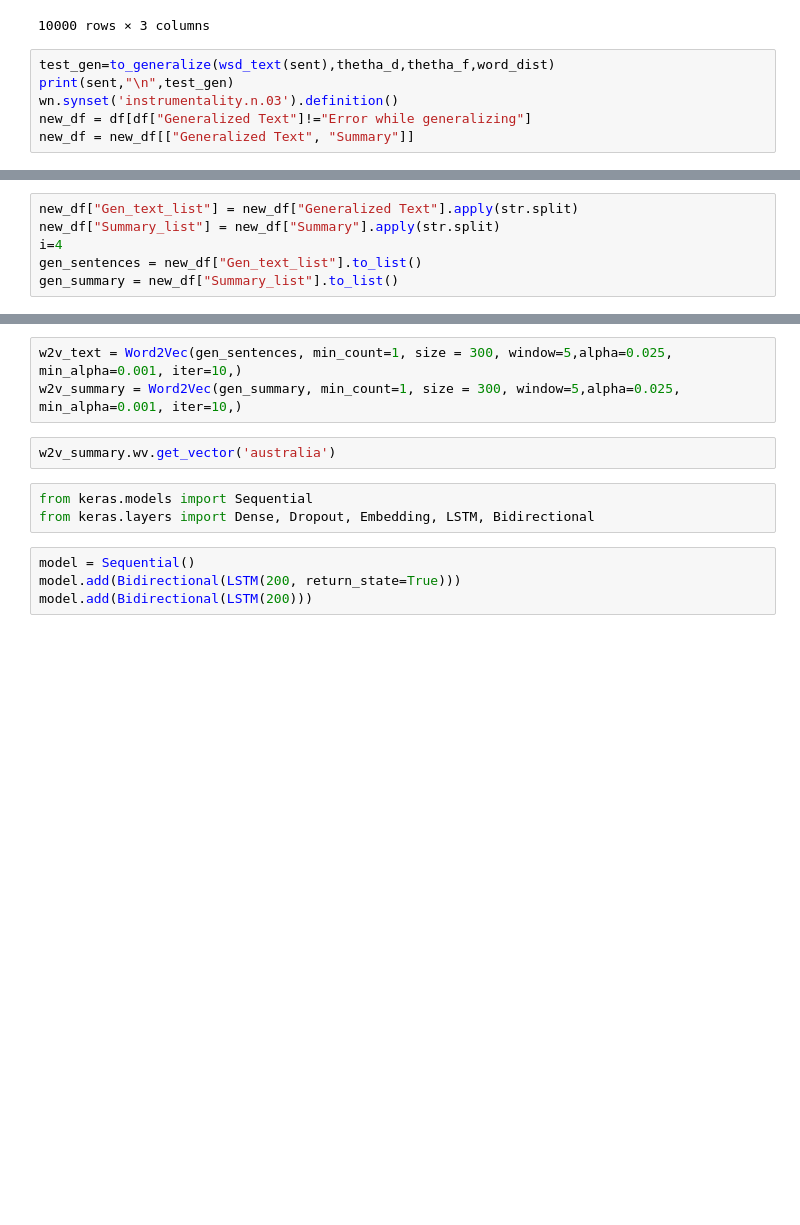
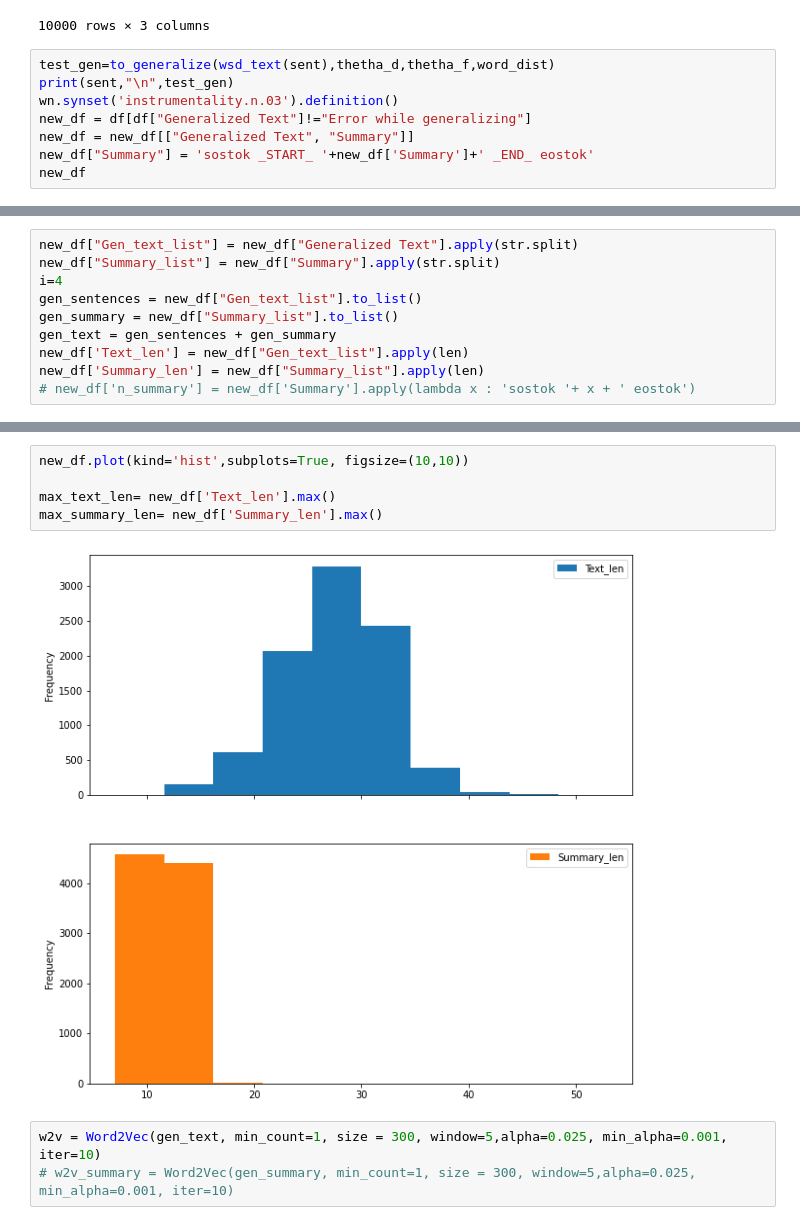
Before and after one commit to pratiksrm99/Abstractive_Text_Summerization, a Jupyter notebook: Abstractive_TS.ipynb, the cells around one changed output, grey strips where cells are left out. Cells and saved outputs as stored; diff of their text form; blank space fills up the shorter version.

```diff
--- a/Abstractive_TS.ipynb
+++ b/Abstractive_TS.ipynb
@@ -221,6 +234,8 @@ print(sent,"\n",test_gen)
 wn.synset('instrumentality.n.03').definition()
 new_df = df[df["Generalized Text"]!="Error while generalizing"]
 new_df = new_df[["Generalized Text", "Summary"]]
+new_df["Summary"] = 'sostok _START_ '+new_df['Summary']+' _END_ eostok'
+new_df
 # %% [output]
 he is sitting on the bank of the river watching a speedboat in japan.
  he is sitting on the bank.n.01 of the river.n.01 watching a instrumentality.n.03 in japan .
@@ -230,6 +258,10 @@ new_df["Summary_list"] = new_df["Summary"].apply(str.split)
 i=4
 gen_sentences = new_df["Gen_text_list"].to_list()
 gen_summary = new_df["Summary_list"].to_list()
+gen_text = gen_sentences + gen_summary
+new_df['Text_len'] = new_df["Gen_text_list"].apply(len)
+new_df['Summary_len'] = new_df["Summary_list"].apply(len)
+# new_df['n_summary'] = new_df['Summary'].apply(lambda x : 'sostok '+ x + ' eostok')
 # %%
 j=0
 print(gen_sentences[j],"\n",gen_summary[j])
@@ -239,12 +278,10 @@ print(gen_sentences[j],"\n",gen_summary[j])
+# %%
+new_df.plot(kind='hist',subplots=True, figsize=(10,10))
+
+max_text_len= new_df['Text_len'].max()
+max_summary_len= new_df['Summary_len'].max()
+# %% [output]
+[figure, added]
 # %%
-w2v_text = Word2Vec(gen_sentences, min_count=1, size = 300, window=5,alpha=0.025, min_alpha=0.001, iter=10,)
-w2v_summary = Word2Vec(gen_summary, min_count=1, size = 300, window=5,alpha=0.025, min_alpha=0.001, iter=10,)
+w2v = Word2Vec(gen_text, min_count=1, size = 300, window=5,alpha=0.025, min_alpha=0.001, iter=10)
+# w2v_summary = Word2Vec(gen_summary, min_count=1, size = 300, window=5,alpha=0.025, min_alpha=0.001, iter=10)
-# %%
-w2v_summary.wv.get_vector('australia')
-# %%
-from keras.models import Sequential
-from keras.layers import Dense, Dropout, Embedding, LSTM, Bidirectional
-# %%
-model = Sequential()
-model.add(Bidirectional(LSTM(200, return_state=True)))
-model.add(Bidirectional(LSTM(200)))
```
Also changed, not shown: parts of 25 cells of this notebook.
